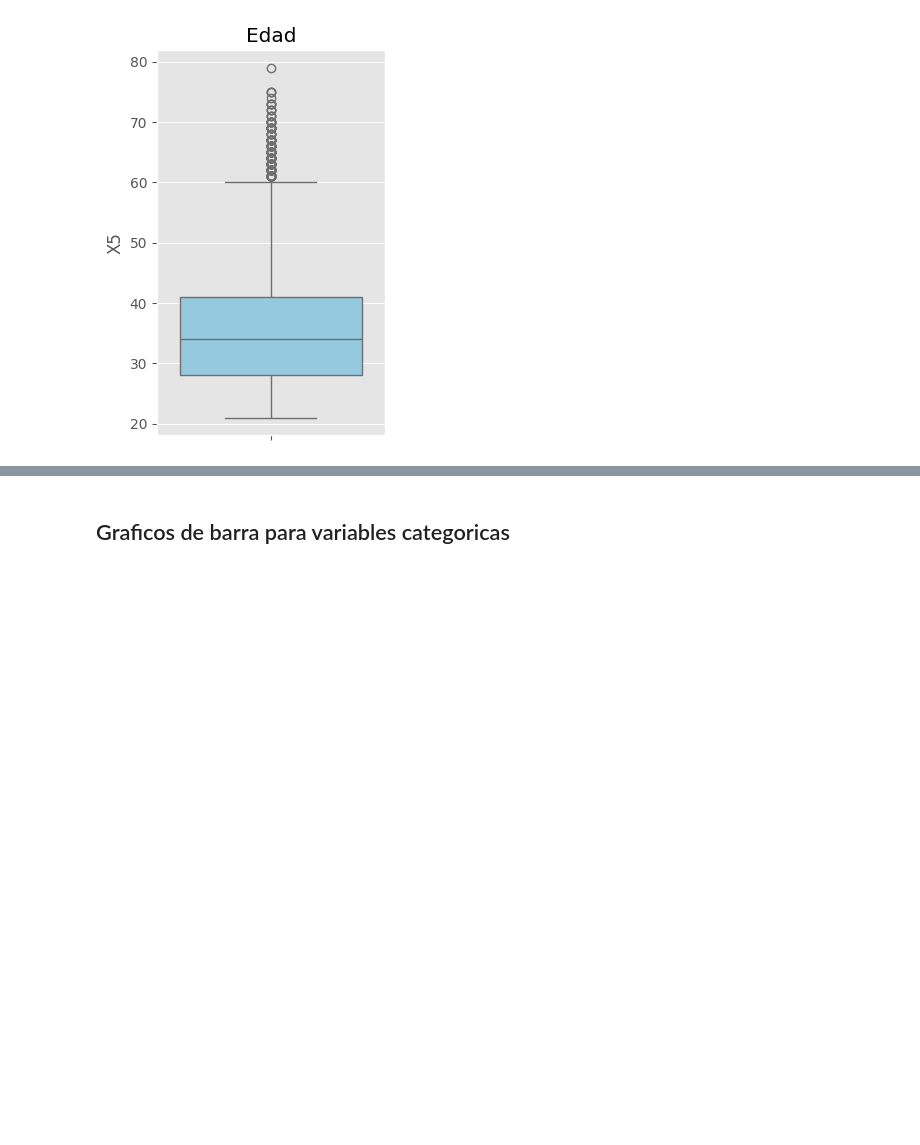
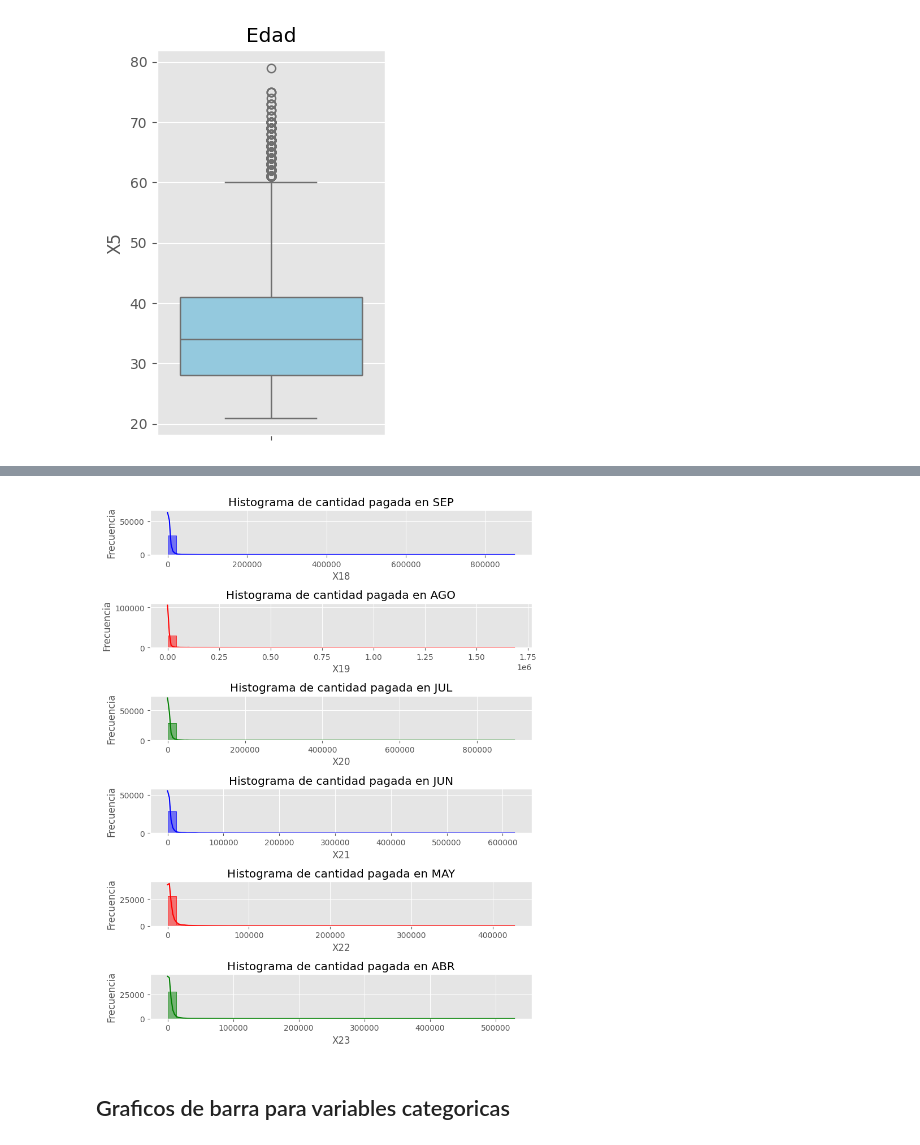
Before and after one commit to lmunozm2/Proyecto-2, a Jupyter notebook: Estadisticas_D_Soporte_2.ipynb, the cells around one changed output, grey strips where cells are left out. Cells and saved outputs as stored; diff of their text form; code cells hidden in the pictures; blank space fills up the shorter version.

```diff
--- a/Estadisticas_D_Soporte_2.ipynb
+++ b/Estadisticas_D_Soporte_2.ipynb
@@ -138,3 +127,39 @@ plt.show()
+# %%
+fig, axs = plt.subplots(6, 1, figsize=(8, 10))
+
+sns.histplot(df["X18"],bins=40, kde=True, element='step', ax=axs[0], color='blue')
+axs[0].set_title('Histograma de cantidad pagada en SEP')
+axs[0].set_ylabel("Frecuencia")
+
+sns.histplot(df["X19"],bins=40, kde=True, element='step', ax=axs[1], color='red')
+axs[1].set_title('Histograma de cantidad pagada en AGO')
+axs[1].set_ylabel("Frecuencia")
+
+
+sns.histplot(df["X20"],bins=40, kde=True, element='step', ax=axs[2], color='green')
+axs[2].set_title('Histograma de cantidad pagada en JUL')
+axs[2].set_ylabel("Frecuencia")
+
+sns.histplot(df["X21"],bins=40, kde=True, element='step', ax=axs[3], color='blue')
+axs[3].set_title('Histograma de cantidad pagada en JUN')
+axs[3].set_ylabel("Frecuencia")
+
+sns.histplot(df["X22"],bins=40, kde=True, element='step', ax=axs[4], color='red')
+axs[4].set_title('Histograma de cantidad pagada en MAY')
+axs[4].set_ylabel("Frecuencia")
+
+sns.histplot(df["X23"],bins=40, kde=True, element='step', ax=axs[5], color='green')
+axs[5].set_title('Histograma de cantidad pagada en ABR')
+axs[5].set_ylabel("Frecuencia")
+
+
+# Ajusta el espacio entre subgráficos
+plt.tight_layout()
+
+# Muestra el gráfico
+plt.show()
+# %% [output]
+[figure, added]
 # %% [markdown]
 ## Graficos de barra para variables categoricas
 # %%
```
Also changed, not shown: parts of 12 cells of this notebook.
